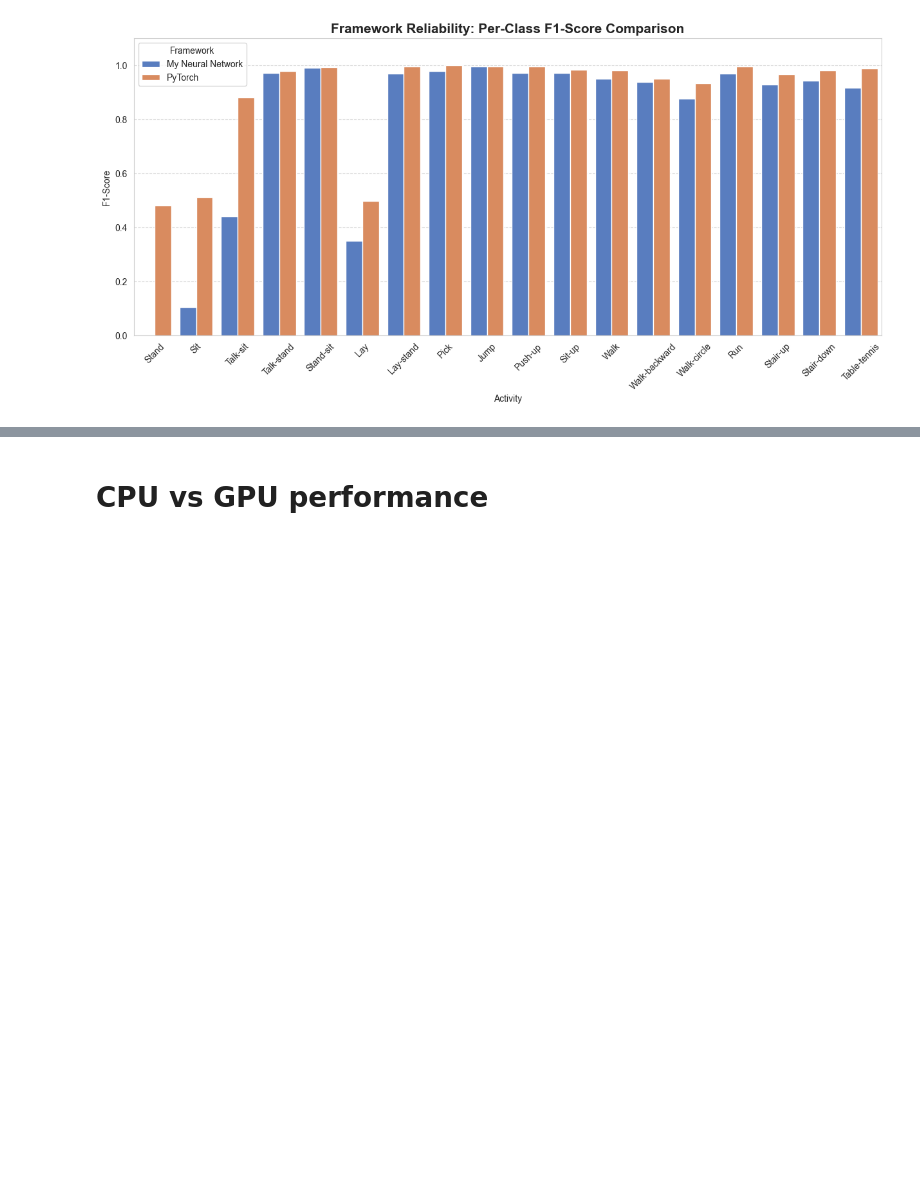
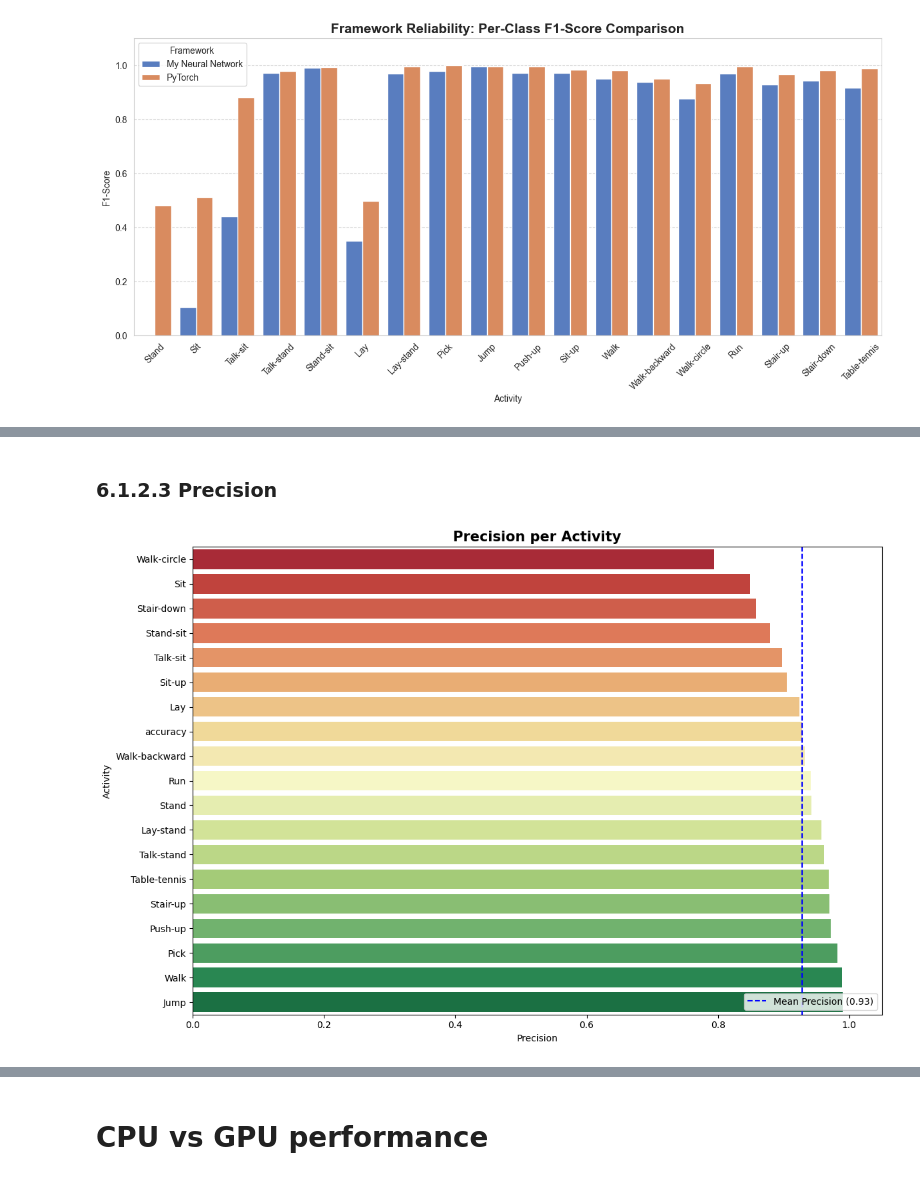
Before and after one commit to Wasloso/isa-s1-mla-project, a Jupyter notebook: neural_network_showcase.ipynb, the cells around one changed output, grey strips where cells are left out. Saved outputs shown, nothing was run; the diff lists cells and outputs as text; code cells hidden in the pictures; blank space fills up the shorter version.

```diff
--- a/neural_network_showcase.ipynb
+++ b/neural_network_showcase.ipynb
@@ -1087,0 +1350,6 @@ plot_per_class_f1(Y_test_raw, my_preds, pt_preds, labels_raw)
+# %% [markdown]
+### 6.1.2.3 Precision
+# %%
+plot_class_performance(class_df_patch, metric="precision")
+# %% [output]
+[figure, added]
```
Also changed, not shown: parts of 19 cells of this notebook.
